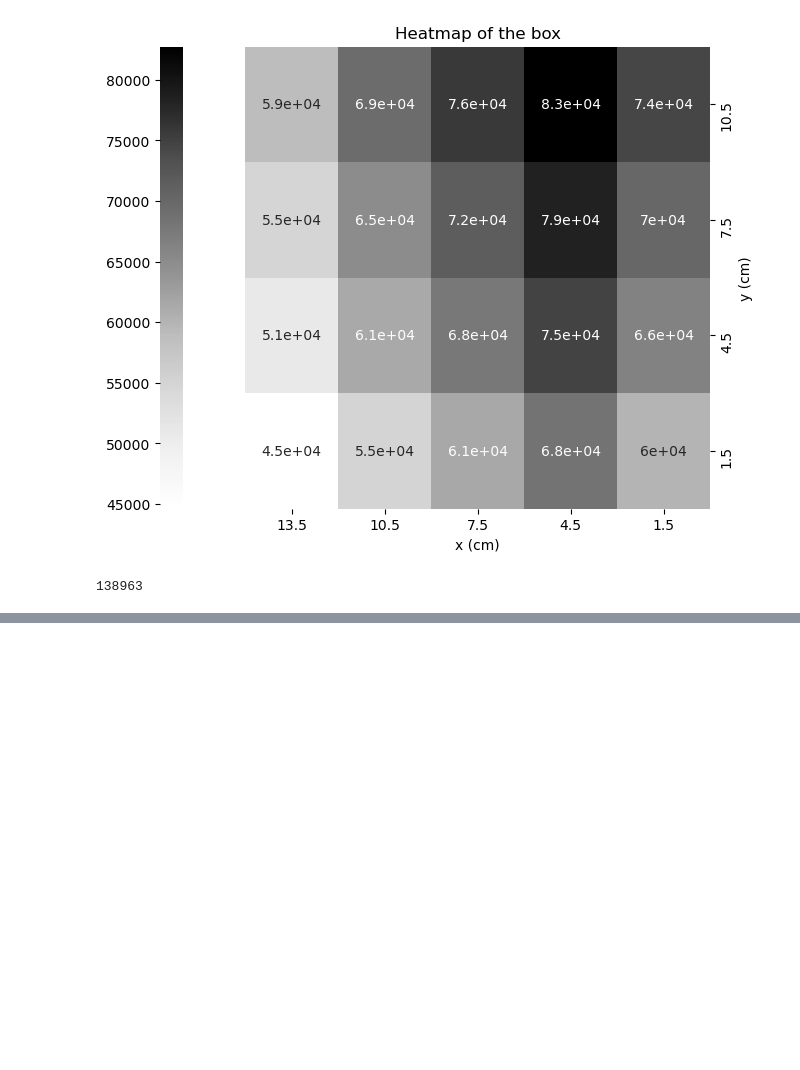
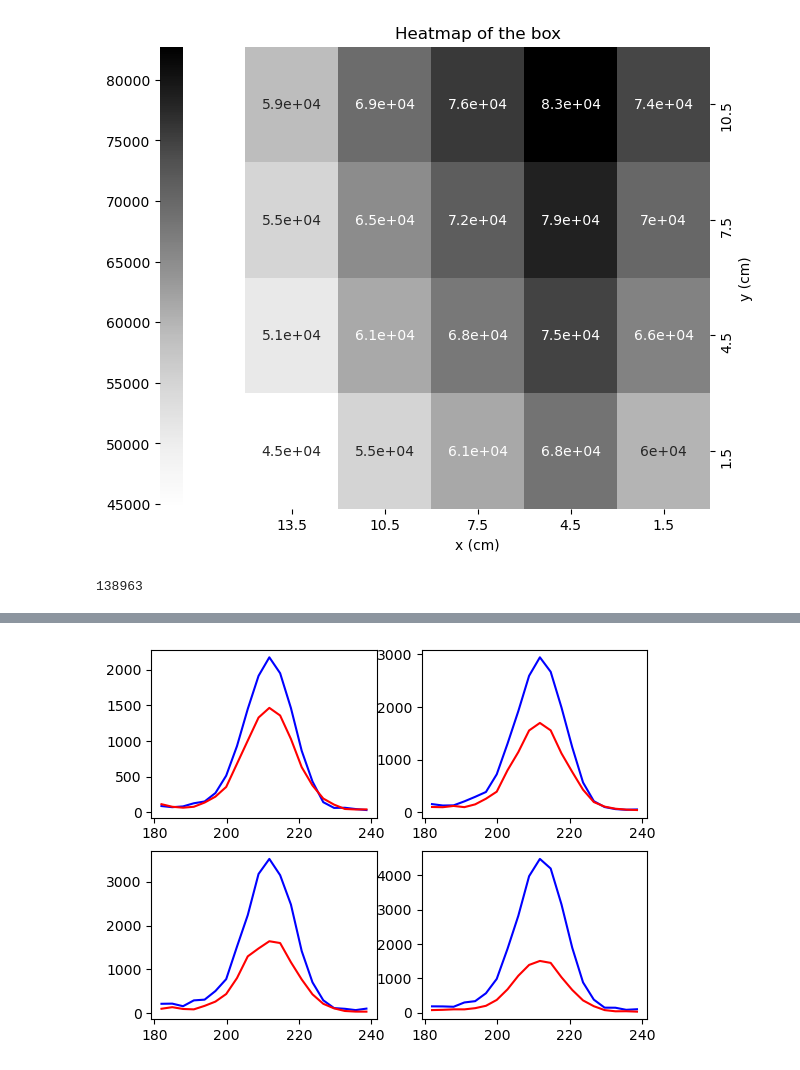
Before and after one commit to jrc-rodriguez/particle_physics, a Jupyter notebook: particle_physics.ipynb, the cells around one changed output, grey strips where cells are left out. Cells and saved outputs as stored; diff of their text form; code cells hidden in the pictures; blank space fills up the shorter version.

```diff
--- a/particle_physics.ipynb
+++ b/particle_physics.ipynb
@@ -307,0 +323,13 @@ print(sum(counts_A_source) + sum(counts_B_source))
+# %%
+fig, ax = plt.subplots(2, 2)
+ax[0, 0].plot(_, counts_A_y1, color = 'blue')
+ax[0, 0].plot(_, counts_B_y1, color = 'red')
+ax[0, 1].plot(_, counts_A_y2, color = 'blue')
+ax[0, 1].plot(_, counts_B_y2, color = 'red')
+ax[1, 0].plot(_, counts_A_y3, color = 'blue')
+ax[1, 0].plot(_, counts_B_y3, color = 'red')
+ax[1, 1].plot(_, counts_A_y4, color = 'blue')
+ax[1, 1].plot(_, counts_B_y4, color = 'red')
+plt.show()
+# %% [output]
+[figure, added]
```
Also changed, not shown: parts of 1 cell of this notebook.
